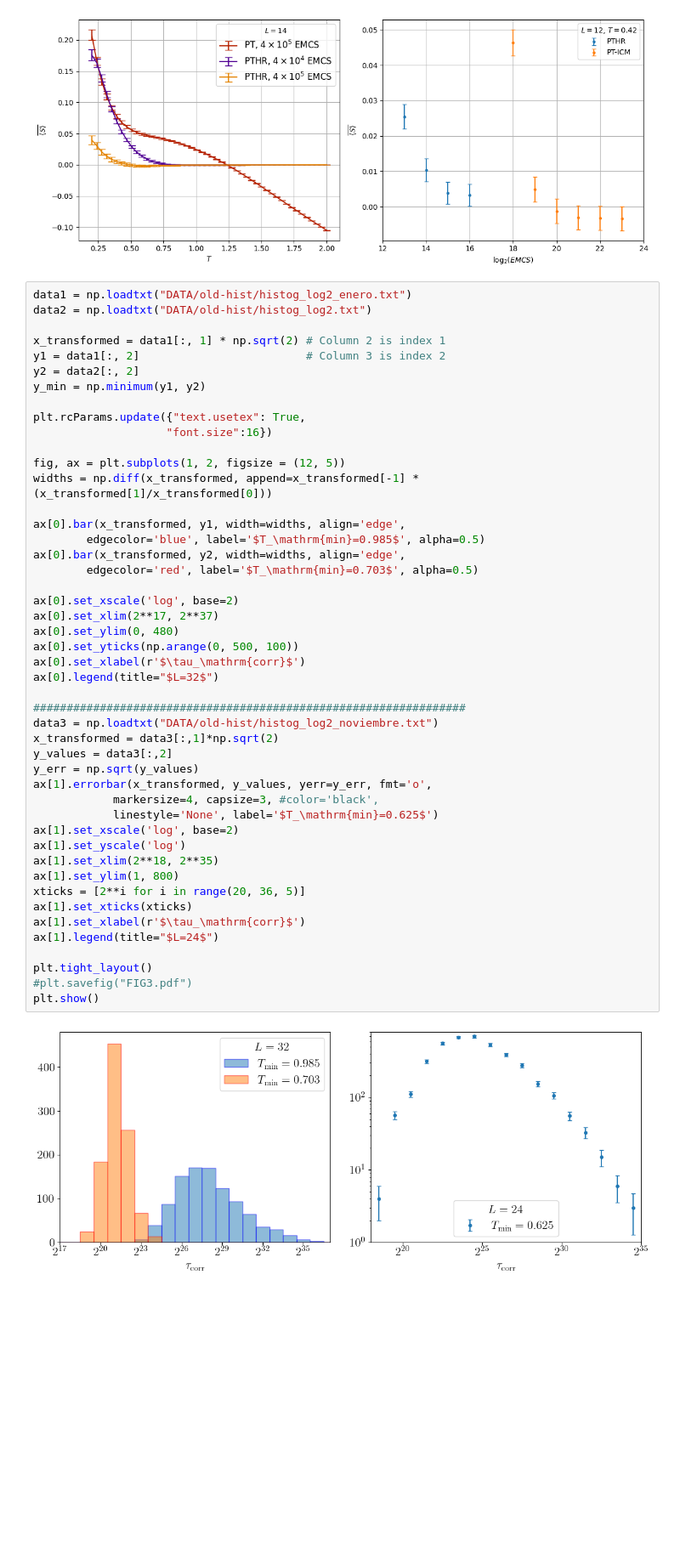
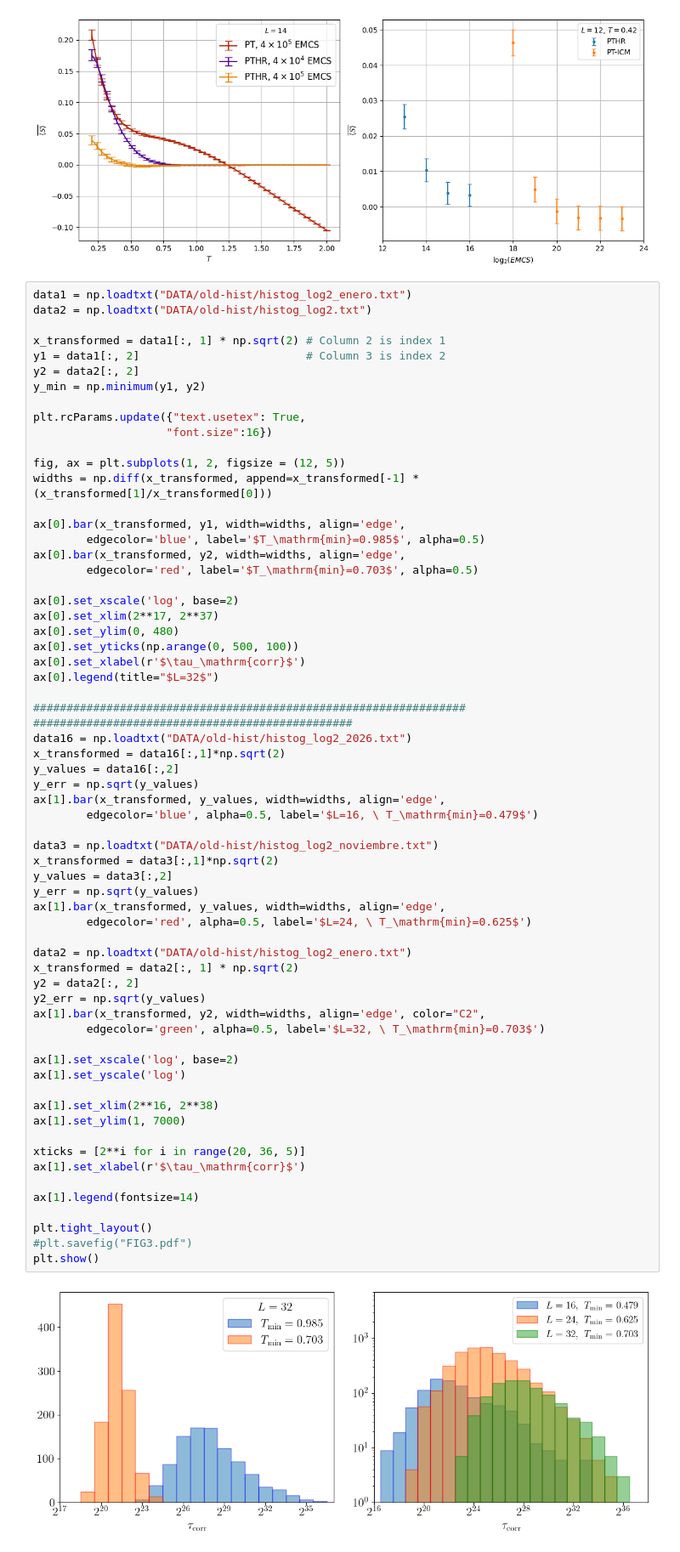
Before and after one commit to JeanShc/pthr, a Jupyter notebook: figures.ipynb, the cells around one changed output. Shown at 85% size. Drawn from its saved outputs; the diff is of its cells as text; blank space fills up the shorter version.

```diff
--- a/figures.ipynb
+++ b/figures.ipynb
@@ -148,41 +148,58 @@ plt.rcParams.update({"text.usetex": True,
 
 fig, ax = plt.subplots(1, 2, figsize = (12, 5))
 widths = np.diff(x_transformed, append=x_transformed[-1] * (x_transformed[1]/x_transformed[0]))
 
 ax[0].bar(x_transformed, y1, width=widths, align='edge',
         edgecolor='blue', label='$T_\mathrm{min}=0.985$', alpha=0.5)
 ax[0].bar(x_transformed, y2, width=widths, align='edge',
         edgecolor='red', label='$T_\mathrm{min}=0.703$', alpha=0.5)
 
 ax[0].set_xscale('log', base=2)
 ax[0].set_xlim(2**17, 2**37)
 ax[0].set_ylim(0, 480)
 ax[0].set_yticks(np.arange(0, 500, 100))
 ax[0].set_xlabel(r'$\tau_\mathrm{corr}$')
 ax[0].legend(title="$L=32$")
 
 #################################################################
+################################################
+data16 = np.loadtxt("DATA/old-hist/histog_log2_2026.txt")
+x_transformed = data16[:,1]*np.sqrt(2)
+y_values = data16[:,2]
+y_err = np.sqrt(y_values)
+ax[1].bar(x_transformed, y_values, width=widths, align='edge',
+        edgecolor='blue', alpha=0.5, label='$L=16, \ T_\mathrm{min}=0.479$')
+
 data3 = np.loadtxt("DATA/old-hist/histog_log2_noviembre.txt")
 x_transformed = data3[:,1]*np.sqrt(2)
 y_values = data3[:,2]
 y_err = np.sqrt(y_values)
-ax[1].errorbar(x_transformed, y_values, yerr=y_err, fmt='o',
-            markersize=4, capsize=3, #color='black',
-            linestyle='None', label='$T_\mathrm{min}=0.625$')
+ax[1].bar(x_transformed, y_values, width=widths, align='edge',
+        edgecolor='red', alpha=0.5, label='$L=24, \ T_\mathrm{min}=0.625$')
+
+data2 = np.loadtxt("DATA/old-hist/histog_log2_enero.txt")
+x_transformed = data2[:, 1] * np.sqrt(2)
+y2 = data2[:, 2]
+y2_err = np.sqrt(y_values)
+ax[1].bar(x_transformed, y2, width=widths, align='edge', color="C2",
+        edgecolor='green', alpha=0.5, label='$L=32, \ T_\mathrm{min}=0.703$')
+
 ax[1].set_xscale('log', base=2)
 ax[1].set_yscale('log')
-ax[1].set_xlim(2**18, 2**35)
-ax[1].set_ylim(1, 800)
+
+ax[1].set_xlim(2**16, 2**38)
+ax[1].set_ylim(1, 7000)
+
 xticks = [2**i for i in range(20, 36, 5)]
-ax[1].set_xticks(xticks)
 ax[1].set_xlabel(r'$\tau_\mathrm{corr}$')
-ax[1].legend(title="$L=24$")
+
+ax[1].legend(fontsize=14)
 
 plt.tight_layout()
 #plt.savefig("FIG3.pdf")
 plt.show()
 # %% [output]
-[figure, old version]
+[figure, new version]
 # %%
 fig, ax  = plt.subplots(1, 2, figsize=(12, 5))
 bins = np.linspace(0.8, 2.51, 100)
```
Also changed, not shown: 1 other file.
